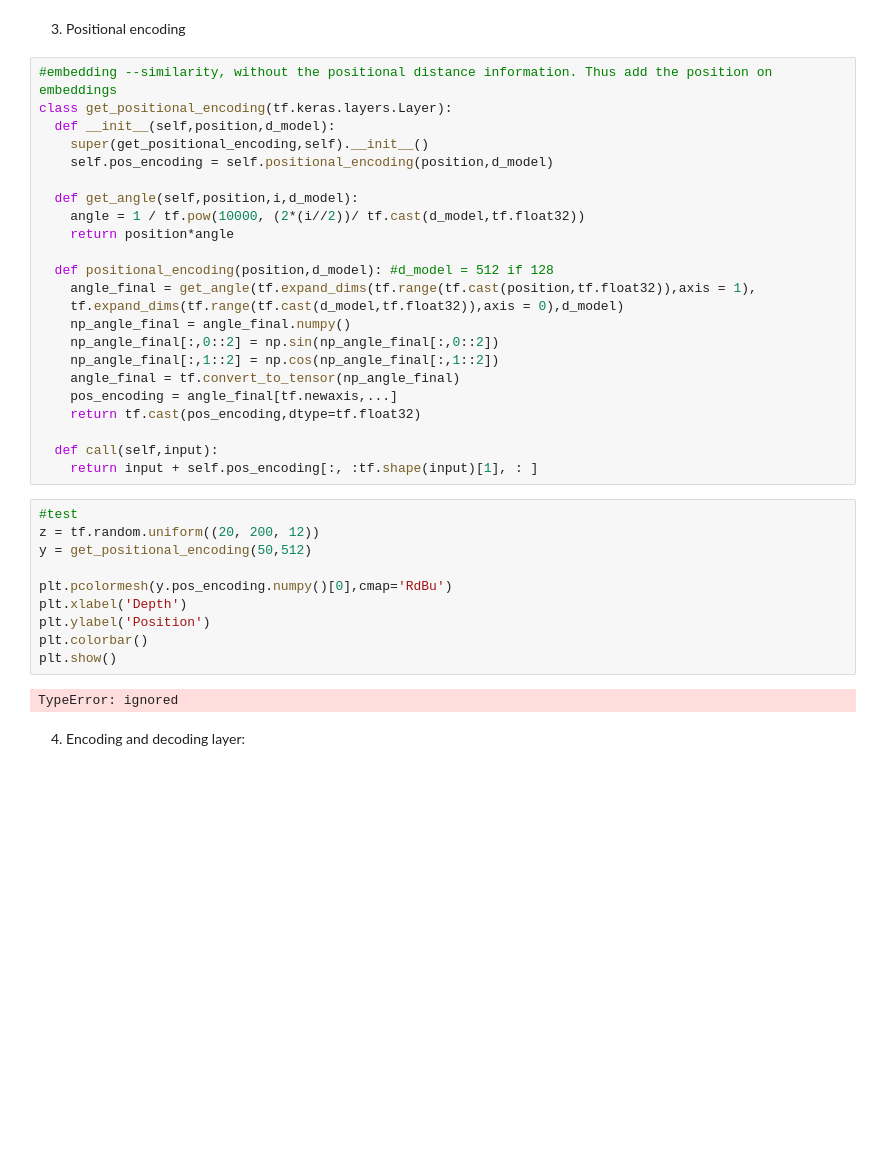
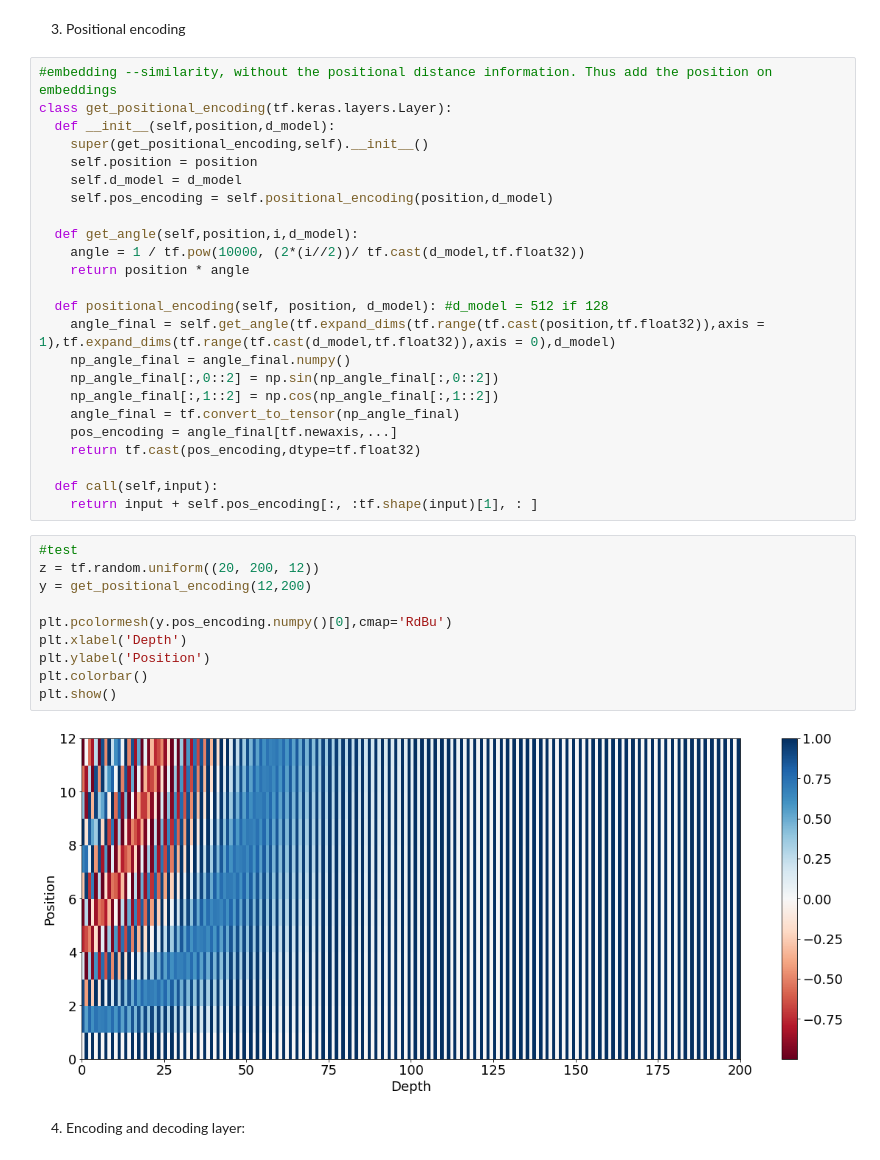
Before and after one commit to DemachiLaboratory/Weakly-supervised-anomoly-detection, a Jupyter notebook: tts.ipynb, the cells around one changed output. Drawn from its saved outputs; the diff is of its cells as text; blank space fills up the shorter version.

```diff
--- a/tts.ipynb
+++ b/tts.ipynb
@@ -448,15 +470,16 @@ def create_look_ahead_mask(x):
 class get_positional_encoding(tf.keras.layers.Layer):
   def __init__(self,position,d_model):
     super(get_positional_encoding,self).__init__()
+    self.position = position
+    self.d_model = d_model
     self.pos_encoding = self.positional_encoding(position,d_model)
 
   def get_angle(self,position,i,d_model):
     angle = 1 / tf.pow(10000, (2*(i//2))/ tf.cast(d_model,tf.float32))
-    return position*angle
+    return position * angle
 
-  def positional_encoding(position,d_model): #d_model = 512 if 128
-    angle_final = get_angle(tf.expand_dims(tf.range(tf.cast(position,tf.float32)),axis = 1),
-    tf.expand_dims(tf.range(tf.cast(d_model,tf.float32)),axis = 0),d_model)
+  def positional_encoding(self, position, d_model): #d_model = 512 if 128
+    angle_final = self.get_angle(tf.expand_dims(tf.range(tf.cast(position,tf.float32)),axis = 1),tf.expand_dims(tf.range(tf.cast(d_model,tf.float32)),axis = 0),d_model)
     np_angle_final = angle_final.numpy()
     np_angle_final[:,0::2] = np.sin(np_angle_final[:,0::2])
     np_angle_final[:,1::2] = np.cos(np_angle_final[:,1::2])
@@ -469,15 +492,15 @@ class get_positional_encoding(tf.keras.layers.Layer):
 # %%
 #test
 z = tf.random.uniform((20, 200, 12))
-y = get_positional_encoding(50,512)
+y = get_positional_encoding(12,200)
 
 plt.pcolormesh(y.pos_encoding.numpy()[0],cmap='RdBu')
 plt.xlabel('Depth')
 plt.ylabel('Position')
 plt.colorbar()
 plt.show()
 # %% [output]
-TypeError: ignored
+[figure, added]
 # %% [markdown]
 4. Encoding and decoding layer:
 # %%
```
Also changed, not shown: parts of 22 cells of this notebook.
